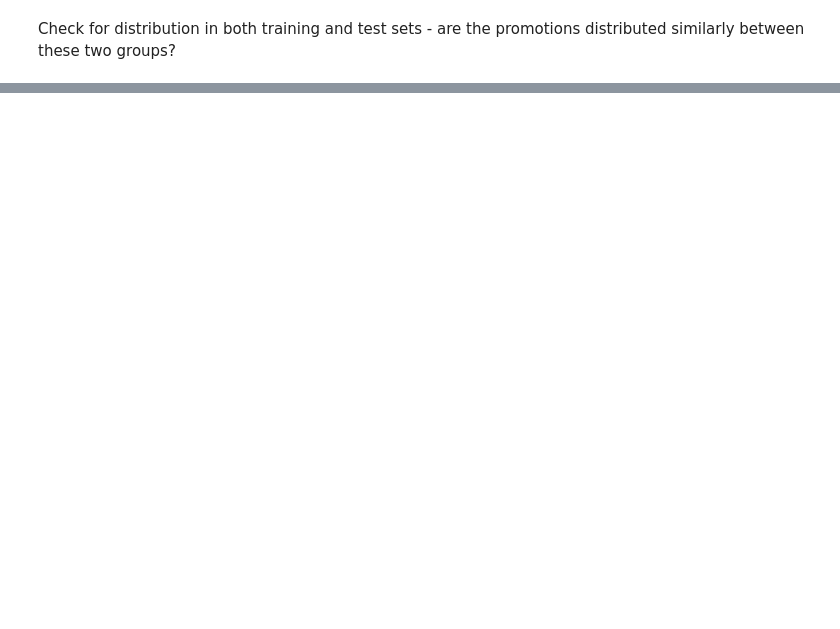
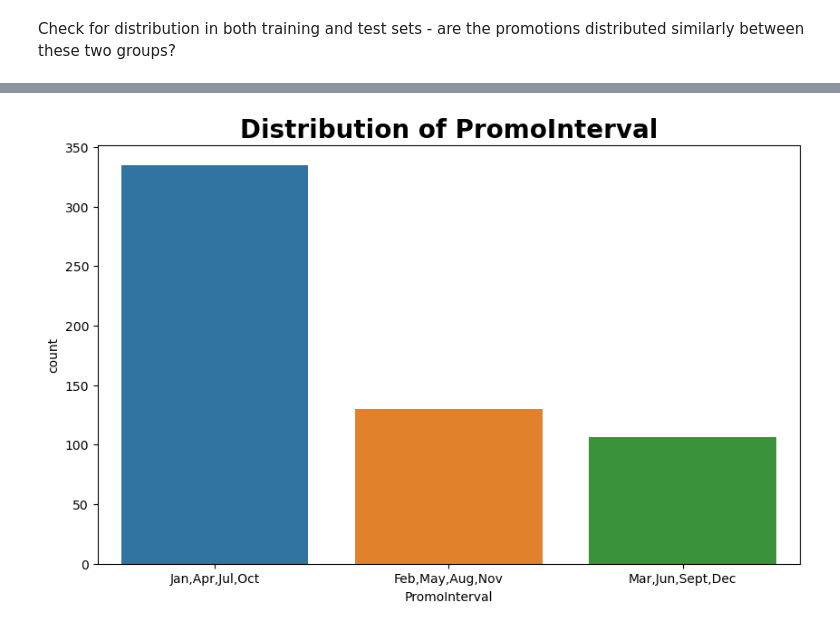
Before and after one commit to niyotham/sales-forecasting, a Jupyter notebook: notebooks/eda_store.ipynb, the cells around one changed output, grey strips where cells are left out. Cells and saved outputs as stored; diff of their text form; code cells hidden in the pictures; blank space fills up the shorter version.

```diff
--- a/notebooks/eda_store.ipynb
+++ b/notebooks/eda_store.ipynb
@@ -31,0 +71,4 @@ Check for distribution in both training and test sets - are the promotions distr
+# %%
+pl.plot_count(df_store,'PromoInterval')
+# %% [output]
+[figure, added]
```
Also changed, not shown: parts of 17 cells of this notebook, 2 other files.
